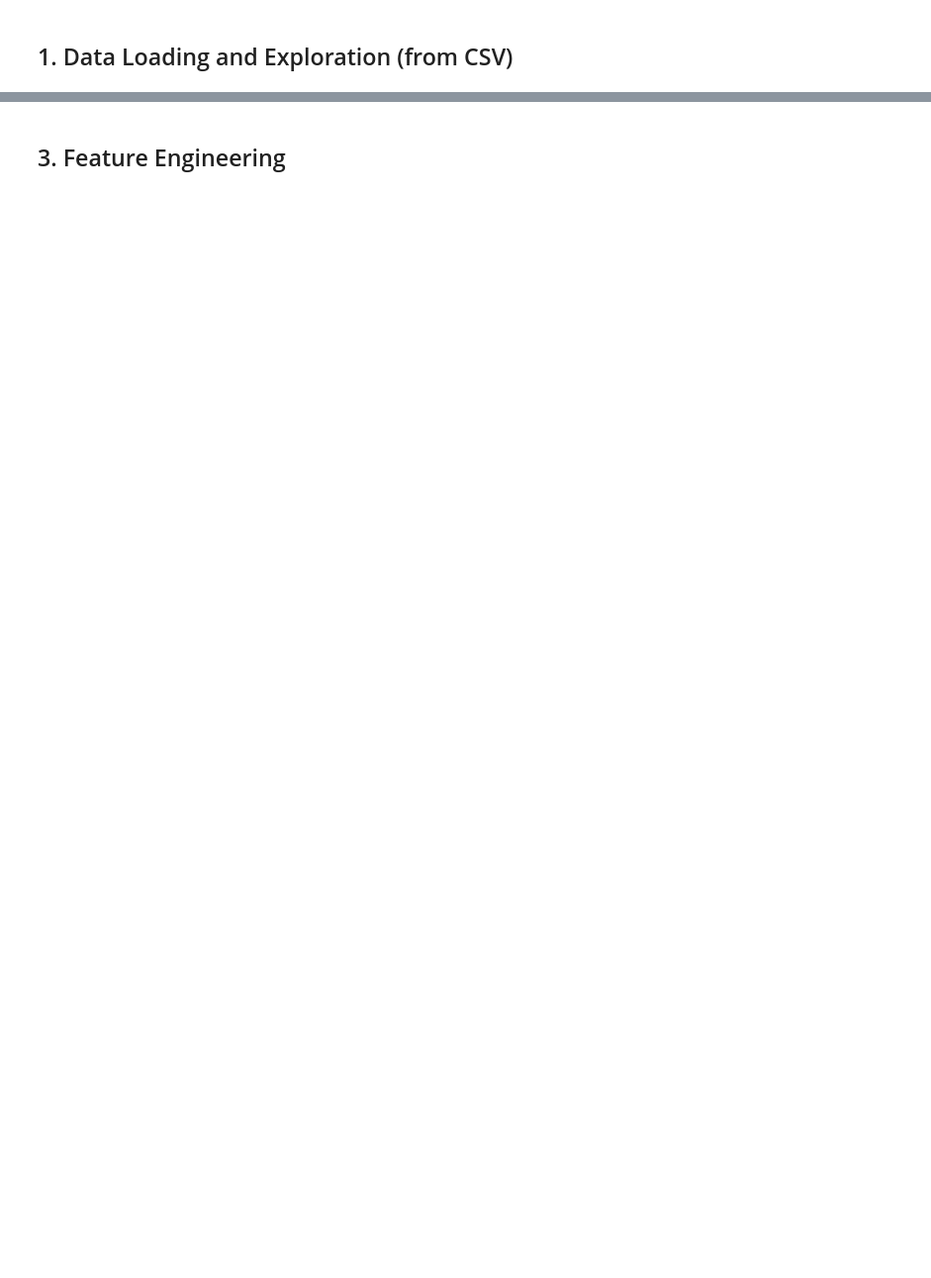
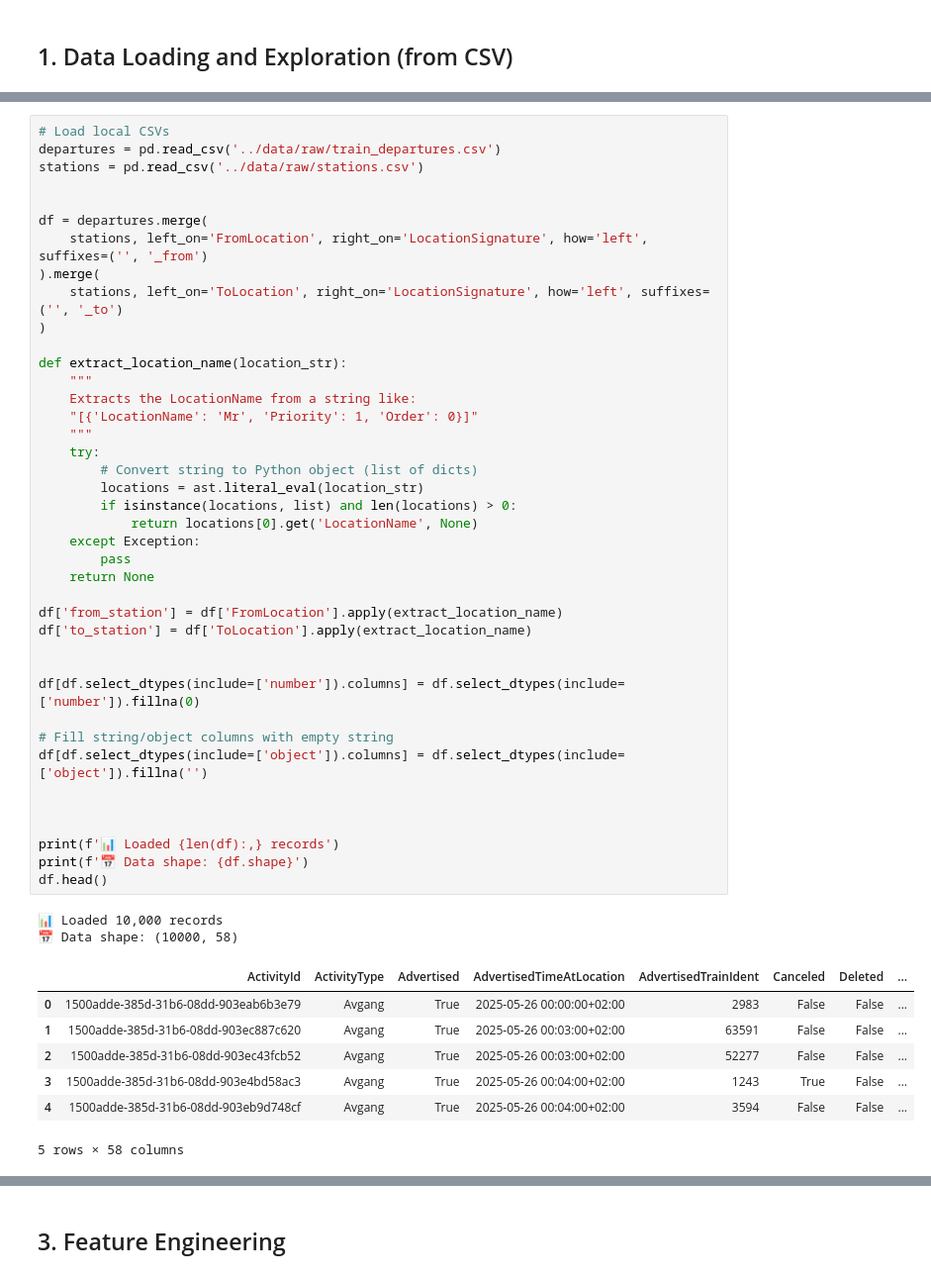
Before and after one commit to MaghsoodSalimi/STORM, a Jupyter notebook: notebooks/04_train_model_using_csv.ipynb, the cells around one changed output, grey strips where cells are left out. Shown at 99% size. Drawn from its saved outputs; the diff is of its cells as text; blank space fills up the shorter version.

```diff
--- a/notebooks/04_train_model_using_csv.ipynb
+++ b/notebooks/04_train_model_using_csv.ipynb
@@ -73,3 +35,53 @@ df.head()
+# %%
+# Load local CSVs
+departures = pd.read_csv('../data/raw/train_departures.csv')
+stations = pd.read_csv('../data/raw/stations.csv')
+
+
+df = departures.merge(
+    stations, left_on='FromLocation', right_on='LocationSignature', how='left', suffixes=('', '_from')
+).merge(
+    stations, left_on='ToLocation', right_on='LocationSignature', how='left', suffixes=('', '_to')
+)
+
+def extract_location_name(location_str):
+    """
+    Extracts the LocationName from a string like:
+    "[{'LocationName': 'Mr', 'Priority': 1, 'Order': 0}]"
+    """
+    try:
+        # Convert string to Python object (list of dicts)
+        locations = ast.literal_eval(location_str)
+        if isinstance(locations, list) and len(locations) > 0:
+            return locations[0].get('LocationName', None)
+    except Exception:
+        pass
+    return None
+
+df['from_station'] = df['FromLocation'].apply(extract_location_name)
+df['to_station'] = df['ToLocation'].apply(extract_location_name)
+
+
+df[df.select_dtypes(include=['number']).columns] = df.select_dtypes(include=['number']).fillna(0)
+
+# Fill string/object columns with empty string
+df[df.select_dtypes(include=['object']).columns] = df.select_dtypes(include=['object']).fillna('')
+
+
+
+print(f'📊 Loaded {len(df):,} records')
+print(f'📅 Data shape: {df.shape}')
+df.head()
+# %% [output]
+📊 Loaded 10,000 records
+📅 Data shape: (10000, 58)
+|  | ActivityId | ActivityType | Advertised | AdvertisedTimeAtLocation | AdvertisedTrainIdent | Canceled | Deleted | ... |
+| 0 | 1500adde-385d-31b6-08dd-903eab6b3e79 | Avgang | True | 2025-05-26 00:00:00+02:00 | 2983 | False | False | ... |
+| 1 | 1500adde-385d-31b6-08dd-903ec887c620 | Avgang | True | 2025-05-26 00:03:00+02:00 | 63591 | False | False | ... |
+| 2 | 1500adde-385d-31b6-08dd-903ec43fcb52 | Avgang | True | 2025-05-26 00:03:00+02:00 | 52277 | False | False | ... |
+| 3 | 1500adde-385d-31b6-08dd-903e4bd58ac3 | Avgang | True | 2025-05-26 00:04:00+02:00 | 1243 | True | False | ... |
+| 4 | 1500adde-385d-31b6-08dd-903eb9d748cf | Avgang | True | 2025-05-26 00:04:00+02:00 | 3594 | False | False | ... |
+5 rows × 58 columns
 # %%
 # Basic data exploration
 print('📈 Dataset Info:')
```
Also changed, not shown: parts of 17 cells of this notebook, 2 other files.
